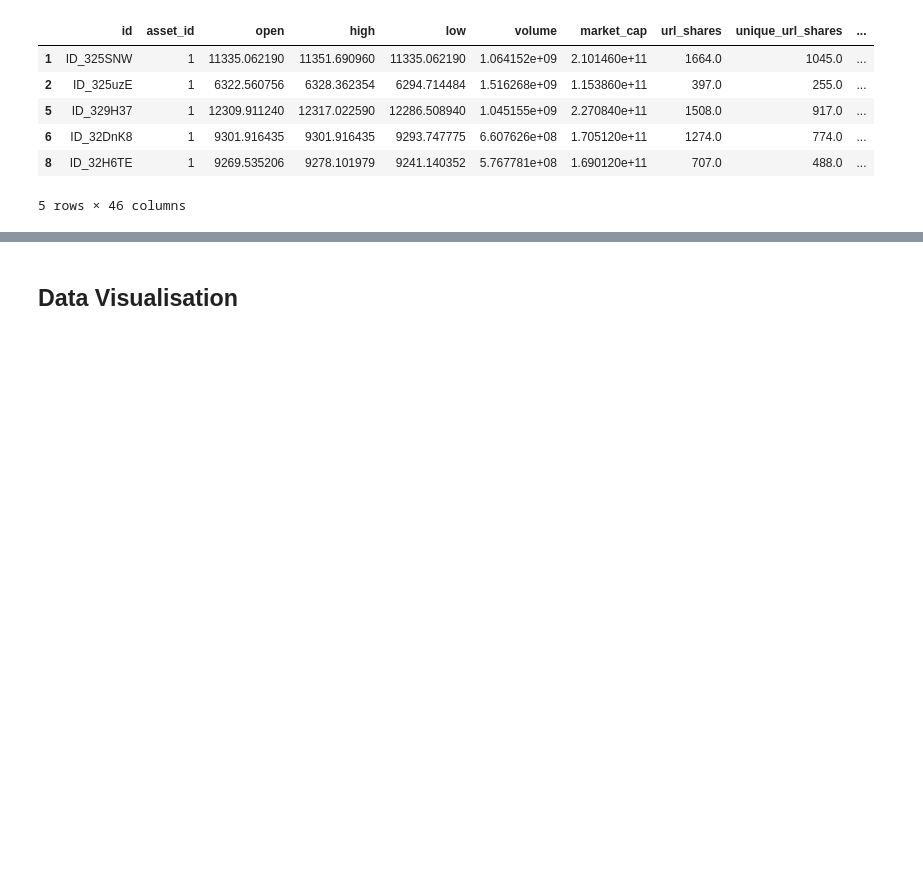
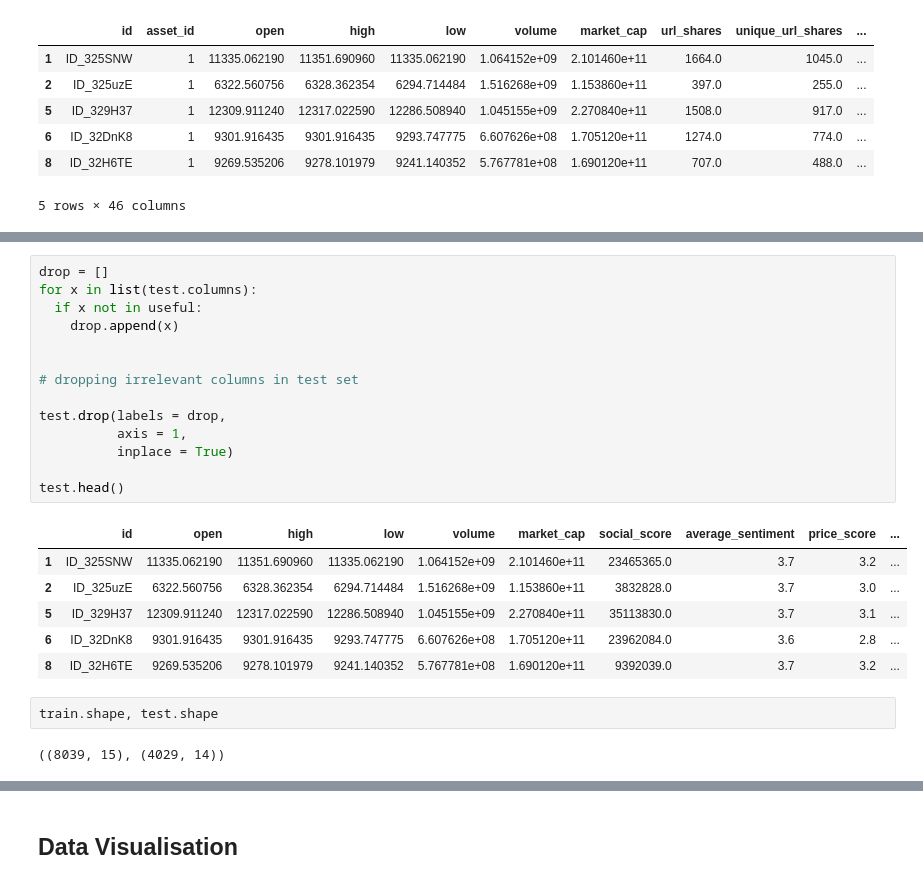
Before and after one commit to yashr7/crypto-price-prediction, a Jupyter notebook: crypto-closing.ipynb, the cells around one changed output, grey strips where cells are left out. Drawn from its saved outputs; the diff is of its cells as text; blank space fills up the shorter version.

```diff
--- a/crypto-closing.ipynb
+++ b/crypto-closing.ipynb
@@ -257,0 +297,25 @@ test.head()
+# %%
+drop = []
+for x in list(test.columns):
+  if x not in useful:
+    drop.append(x)
+
+
+# dropping irrelevant columns in test set
+
+test.drop(labels = drop,
+          axis = 1,
+          inplace = True)
+
+test.head()
+# %% [output]
+|  | id | open | high | low | volume | market_cap | social_score | average_sentiment | price_score | ... |
+| 1 | ID_325SNW | 11335.062190 | 11351.690960 | 11335.062190 | 1.064152e+09 | 2.101460e+11 | 23465365.0 | 3.7 | 3.2 | ... |
+| 2 | ID_325uzE | 6322.560756 | 6328.362354 | 6294.714484 | 1.516268e+09 | 1.153860e+11 | 3832828.0 | 3.7 | 3.0 | ... |
+| 5 | ID_329H37 | 12309.911240 | 12317.022590 | 12286.508940 | 1.045155e+09 | 2.270840e+11 | 35113830.0 | 3.7 | 3.1 | ... |
+| 6 | ID_32DnK8 | 9301.916435 | 9301.916435 | 9293.747775 | 6.607626e+08 | 1.705120e+11 | 23962084.0 | 3.6 | 2.8 | ... |
+| 8 | ID_32H6TE | 9269.535206 | 9278.101979 | 9241.140352 | 5.767781e+08 | 1.690120e+11 | 9392039.0 | 3.7 | 3.2 | ... |
+# %%
+train.shape, test.shape
+# %% [output]
+((8039, 15), (4029, 14))
```
Also changed, not shown: parts of 30 cells of this notebook, 1 other file.
